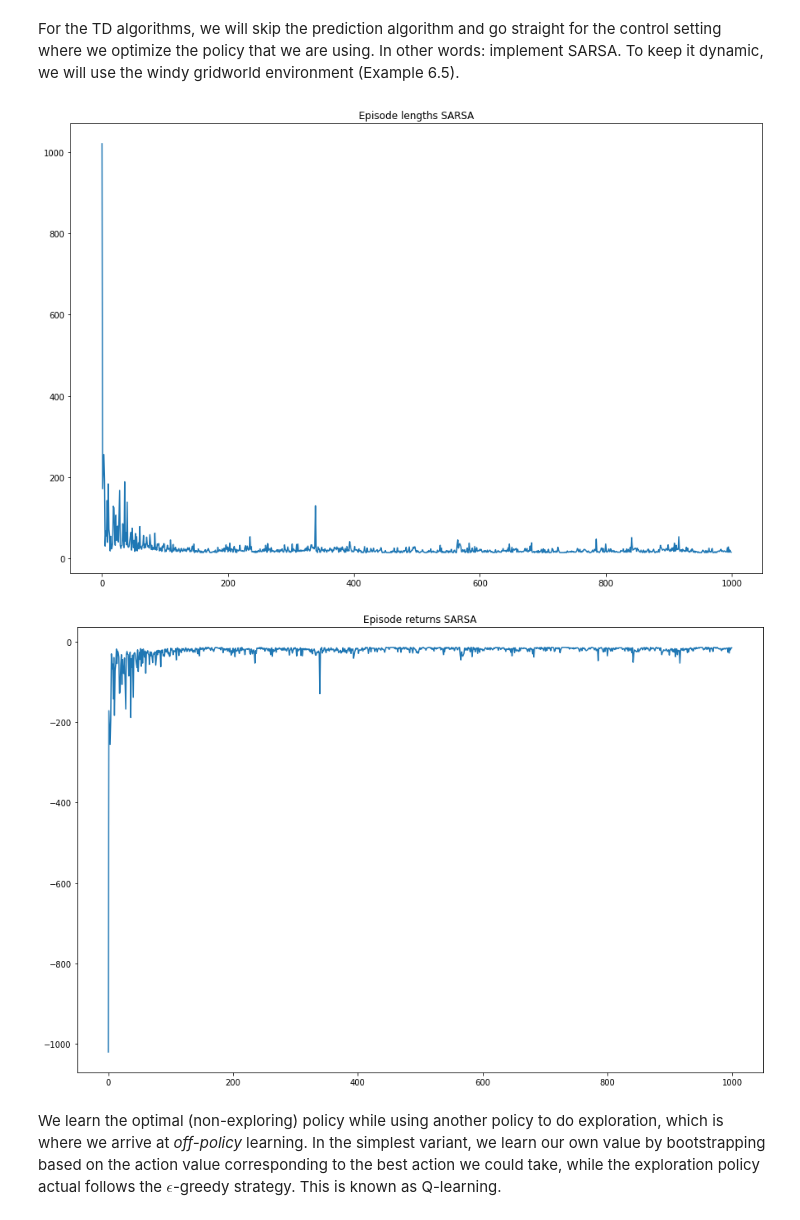
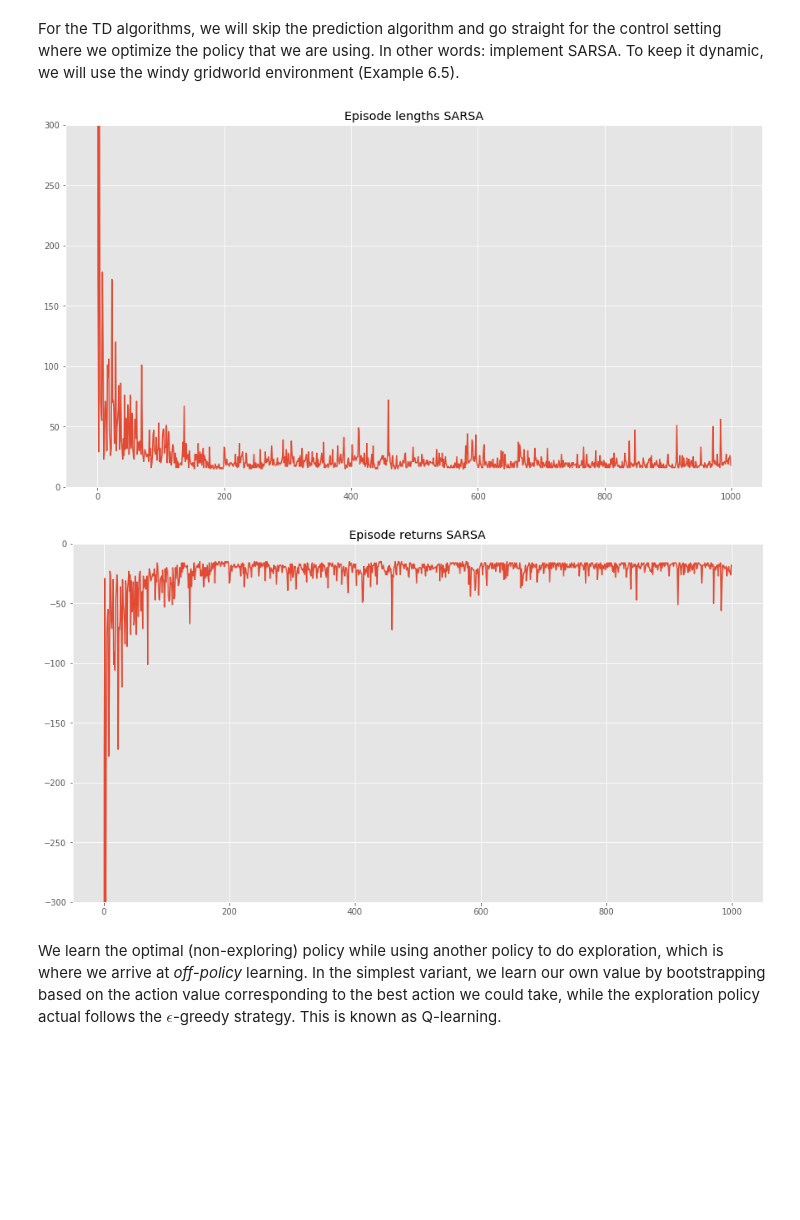
Before and after one commit to Melika-Ayoughi/RL, a Jupyter notebook: Labs/lab2/Dávid Kuric_Tim Bakker_12224855_12166510_lab2.ipynb, the cells around one changed output. Saved outputs shown, nothing was run; the diff lists cells and outputs as text; code cells hidden in the pictures; blank space fills up the shorter version.

```diff
--- a/Labs/lab2/Dávid Kuric_Tim Bakker_12224855_12166510_lab2.ipynb
+++ b/Labs/lab2/Dávid Kuric_Tim Bakker_12224855_12166510_lab2.ipynb
@@ -59,7 +59,8 @@ def make_epsilon_greedy_policy(Q, epsilon, nA):
 # env?
 # print(env.P[37])
 import matplotlib as mpl
-mpl.rcParams.update({"figure.figsize": (15, 10)})
+mpl.rcParams.update({"figure.figsize": (15, 8)})
+plt.style.use(['ggplot'])
 # %%
 def sarsa(env, num_episodes, discount_factor=1.0, alpha=0.5, epsilon=0.1, Q=None):
     """
@@ -103,36 +104,39 @@ def sarsa(env, num_episodes, discount_factor=1.0, alpha=0.5, epsilon=0.1, Q=None
         while stop != True:
             s_next, R, stop, _ = env.step(a)
 #             P = env.P[s][a][0]  # take action
 #             s_next = P[1]  # observe s'
 #             R = P[2]       # observe reward
 #             stop = P[3]    # check stop condition (if the next state will be goal)
             a_next = policy(s_next)  # choose next action from policy
             Q[s][a] = Q[s][a] + alpha * (R + discount_factor * Q[s_next][a_next] - Q[s][a])
             s = s_next
             a = a_next
 #             P = env.P[s][a][0]
             i += 1  # episode length
             rewards.append(R)
         # calculating the episode return
         discount_powers = np.array(range(i-1,-1,-1))
         discounts = np.array([pow(discount_factor, n) for n in discount_powers])
-        episode_return = np.dot(rewards, discounts)
+#         episode_return = np.dot(rewards, discounts)
+        episode_return = np.sum(rewards)
         stats.append((i, episode_return))
     episode_lengths, episode_returns = zip(*stats)
     return Q, (episode_lengths, episode_returns)
 
 Q_sarsa, (episode_lengths_sarsa, episode_returns_sarsa) = sarsa(env, 1000)
 
 # We will help you with plotting this time
 plt.plot(episode_lengths_sarsa)
 plt.title('Episode lengths SARSA')
+plt.ylim([0, 300])
 plt.show()
 plt.plot(episode_returns_sarsa)
 plt.title('Episode returns SARSA')
+plt.ylim([-300, 0])
 plt.show()
 # %% [output]
-[figure, old version]
+[figure, new version]
-[figure, old version]
+[figure, new version]
 # %% [markdown]
 We learn the optimal (non-exploring) policy while using another policy to do exploration, which is where we arrive at _off-policy_ learning. In the simplest variant, we learn our own value by bootstrapping based on the action value corresponding to the best action we could take, while the exploration policy actual follows the $\epsilon$-greedy strategy. This is known as Q-learning.
 # %%
```
Also changed, not shown: parts of 7 cells of this notebook.
